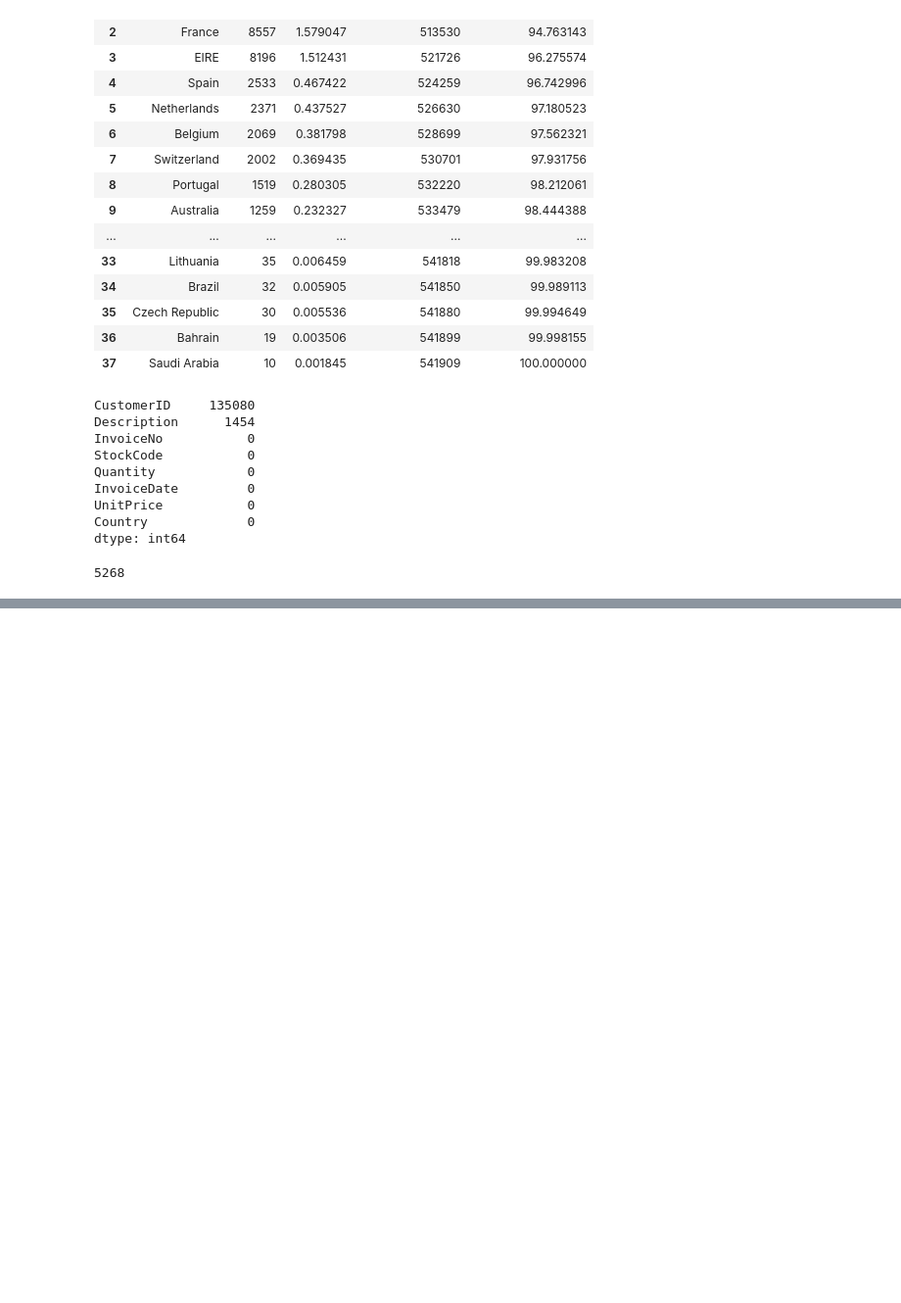
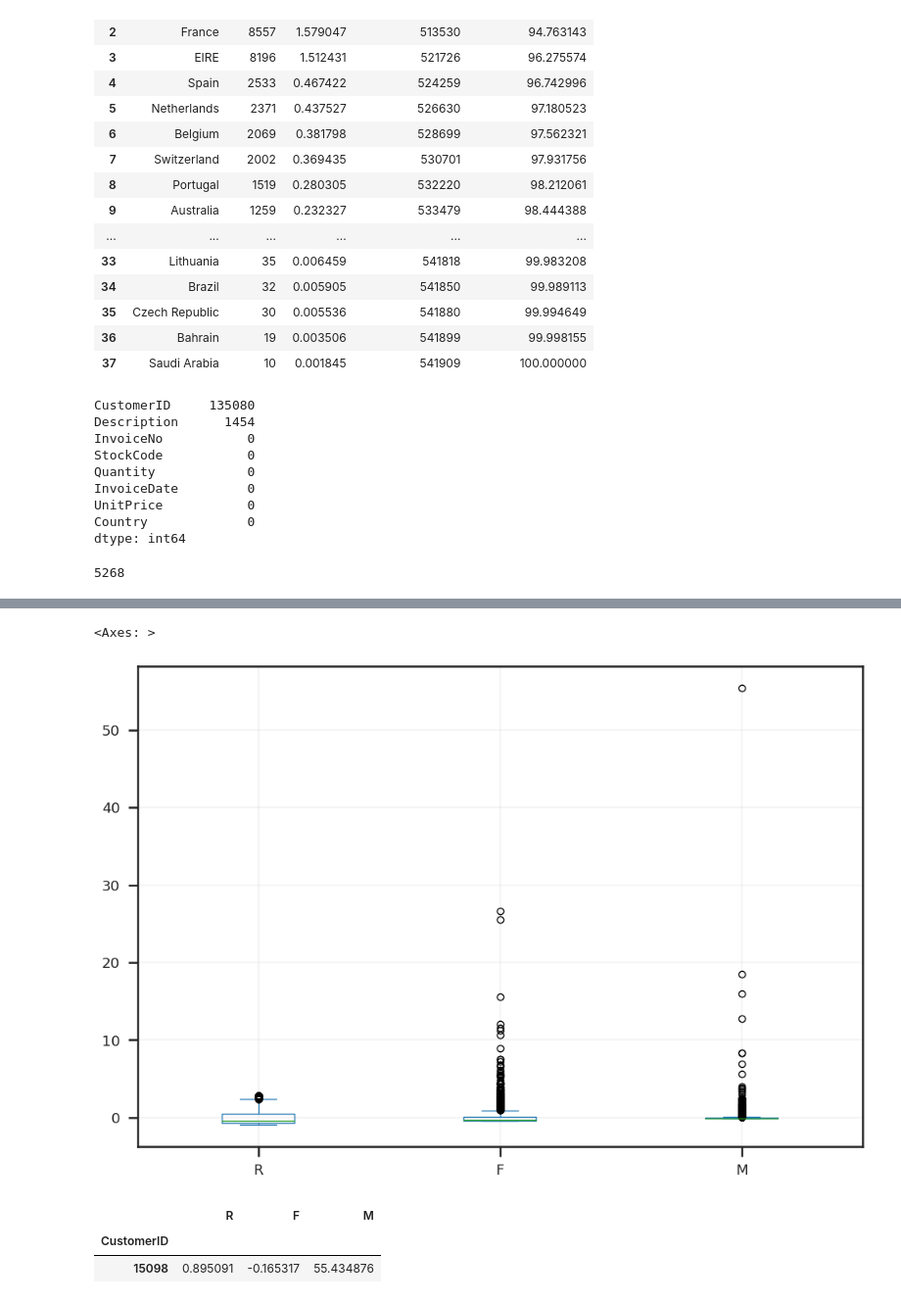
Before and after one commit to egonloch/DNC, a Jupyter notebook: Desafio_7_Egon.ipynb, the cells around one changed output, grey strips where cells are left out. Shown at 98% size. Saved outputs shown, nothing was run; the diff lists cells and outputs as text; code cells hidden in the pictures; blank space fills up the shorter version.

```diff
--- a/Desafio_7_Egon.ipynb
+++ b/Desafio_7_Egon.ipynb
@@ -174,0 +279,2 @@ df.duplicated().sum()
+# %%
+df = df.query('Quantity<10_000 & UnitPrice<8_000').copy()
@@ -174,0 +467,12 @@ df.duplicated().sum()
+# %%
+#calculo do RFM
+df_rfm = (
+  df.groupby('CustomerID')
+  .agg(
+      R = ('InvoiceDate', lambda x: (pd.Timestamp('2011-12-09 12:50:00') - x.max()).days),
+      F = ('InvoiceNo', 'nunique'),
+      M = ('price_total', 'mean')
+  )
+)
+
+df_rfm
@@ -174,0 +494,13 @@ df.duplicated().sum()
+# %%
+#analise de como os dados estao se comportando com escala padronizada
+df_rfm.apply(scale).plot.box()
+# %% [output]
+<Axes: >
+[figure, added]
+# %%
+#identificaçao do cliente outlier
+df_rfm.apply(scale).query('M>50')
+# %% [output]
+|  | R | F | M |
+| CustomerID |  |  |  |
+| 15098 | 0.895091 | -0.165317 | 55.434876 |
```
Also changed, not shown: parts of 62 cells of this notebook.
